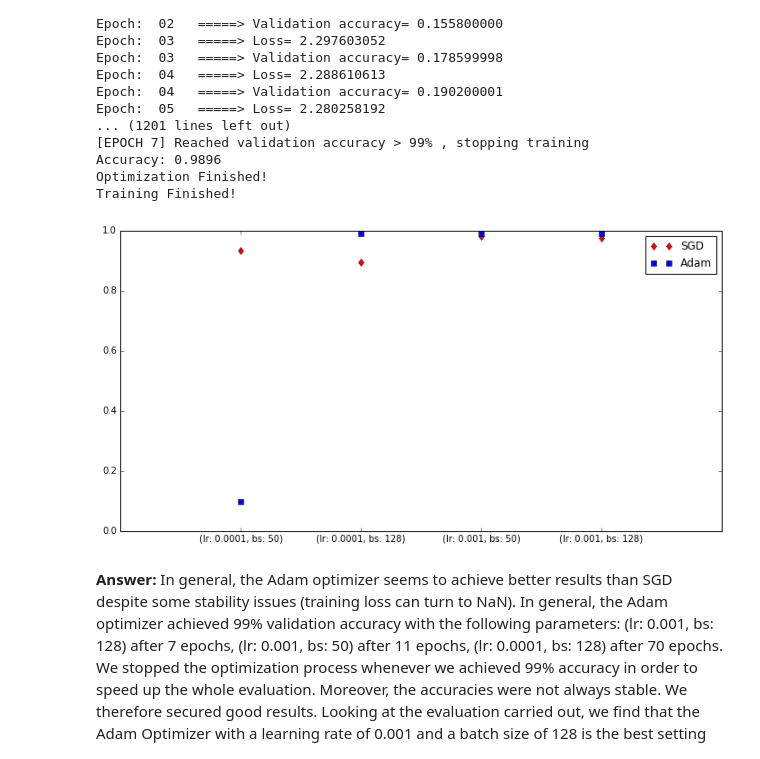
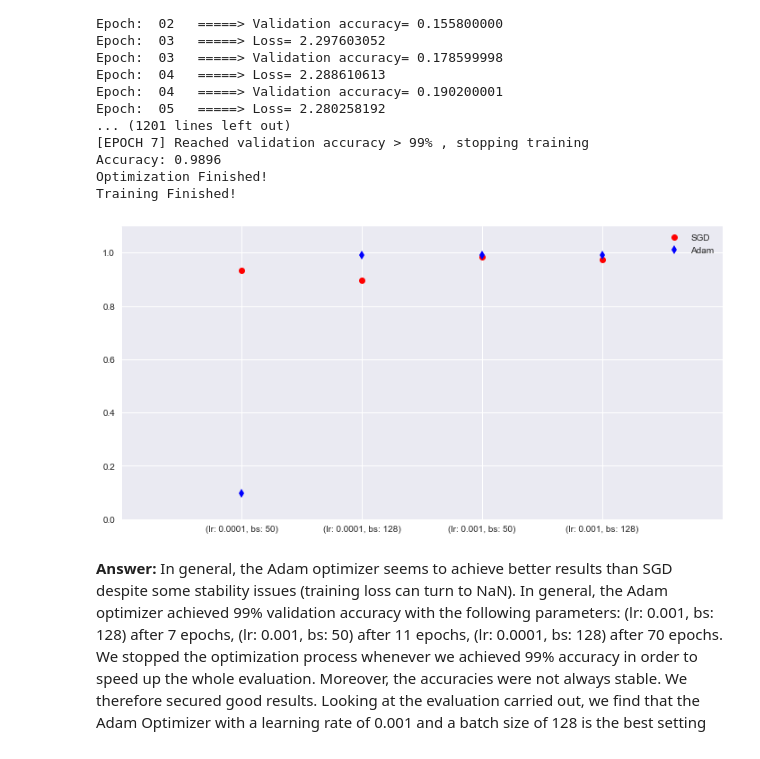
Before and after one commit to alegaballo/Deep-Learning, a Jupyter notebook: MNIST_LENET5/TP2-notebook.ipynb, the cells around one changed output. Drawn from its saved outputs; the diff is of its cells as text; code cells hidden in the pictures.

Commit message:
rearrange graph

```diff
--- a/MNIST_LENET5/TP2-notebook.ipynb
+++ b/MNIST_LENET5/TP2-notebook.ipynb
@@ -499,24 +499,25 @@ Training Finished!
 # %%
 import numpy as np
 import matplotlib.pyplot as plt
-
+import seaborn as sns
 # evenly sampled time at 200ms intervals
 x = (1, 2, 3, 4)
 x_labels = ['', '(lr: 0.0001, bs: 50)', '(lr: 0.0001, bs: 128)', '(lr: 0.001, bs: 50)', '(lr: 0.001, bs: 128)', '']
 t_sgd = [0.9337, 0.8948, 0.9831, 0.9747]
 t_adam = [0.098, 0.9899, 0.9897, 0.9896]
 
 # red dashes, blue squares and green triangles
 fig, ax = plt.subplots(figsize=(12,6))
-ax.plot(x, t_sgd, 'rd')
-ax.plot(x, t_adam, 'bs')
+ax.plot(x, t_sgd, 'ro')
+ax.plot(x, t_adam, 'bd')
 width = 0.4
 ax.set_xlim([0, 5])
+ax.set_ylim([0, 1.1])
 ax.set_xticklabels(x_labels)
 ax.legend(['SGD', 'Adam'])
 plt.show()
 # %% [output]
-[figure, old version]
+[figure, new version]
 # %% [markdown]
 <strong>Answer:</strong> In general, the Adam optimizer seems to achieve better results than SGD despite some stability issues (training loss can turn to NaN). In general, the Adam optimizer achieved 99% validation accuracy with the following parameters: (lr: 0.001, bs: 128) after 7 epochs, (lr: 0.001, bs: 50) after 11 epochs, (lr: 0.0001, bs: 128) after 70 epochs. We stopped the optimization process whenever we achieved 99% accuracy in order to speed up the whole evaluation. Moreover, the accuracies were not always stable. We therefore secured good results. Looking at the evaluation carried out, we find that the Adam Optimizer with a learning rate of 0.001 and a batch size of 128 is the best setting (fastest in achieving a 99% validation accuracy). To achieve the same result on the test data we need to run it a little longer though (test accuracy was only 0.9899 after directly stopping the script).
 # %% [markdown]
```
